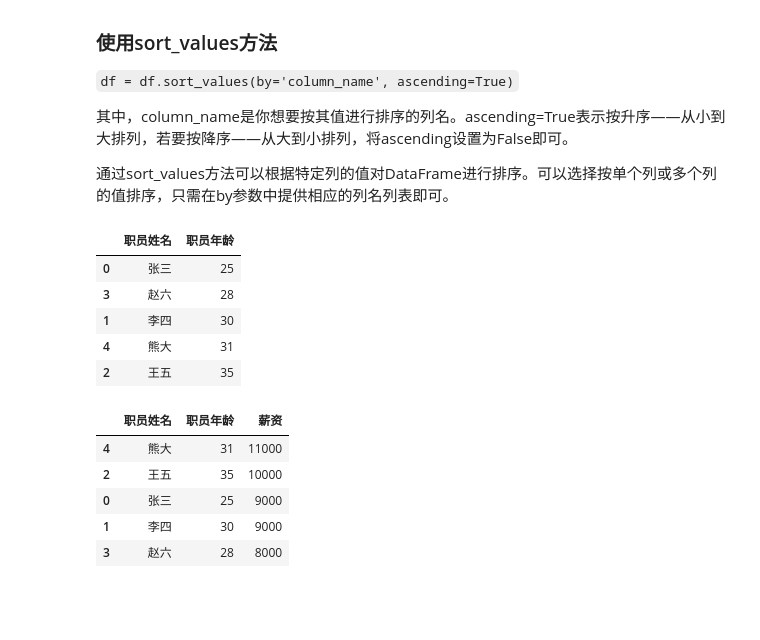
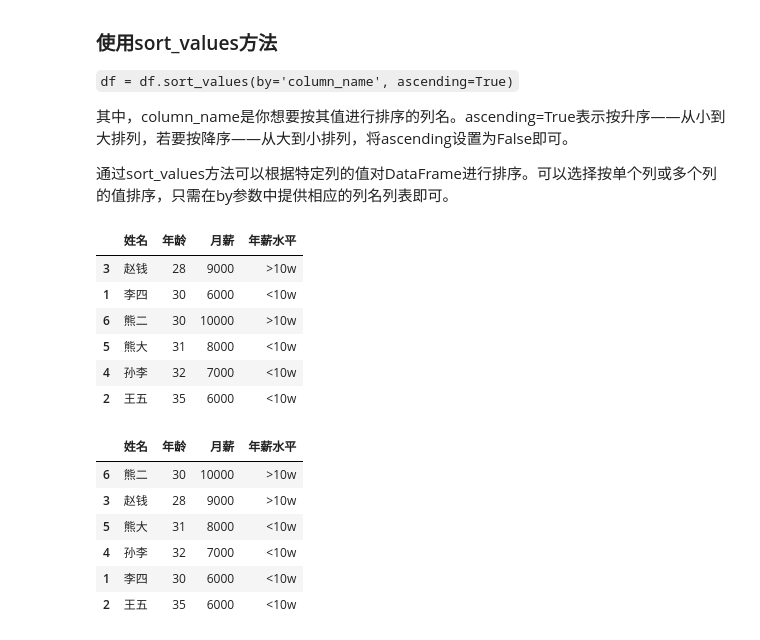
Before and after one commit to jackkkchen/python-book, a Jupyter notebook: 添加新列.ipynb, the cells around one changed output. Saved outputs shown, nothing was run; the diff lists cells and outputs as text; code cells hidden in the pictures; blank space fills up the shorter version.

```diff
--- a/添加新列.ipynb
+++ b/添加新列.ipynb
@@ -187,0 +209,6 @@ df
+# %%
+df['薪资'] = [6000, 6000, 9000, 7000, 8000, 10000]
+df['年薪'] = df['薪资']*12
+# 将年薪列转换为整数类型
+df['年薪'] = df['年薪'].astype('int')
+df
@@ -187,0 +227,5 @@ df
+# %%
+# df.apply()函数将括号内的内容运用到df的所有元素
+# lambda: 如果年薪大于10w，显示`>10w`，如果年薪小于10w，显示`<10w`
+df['年薪'] = df['年薪'].apply(lambda x: '>10w' if x>100000 else '<10w')
+df
@@ -205,0 +261,3 @@ df
+# %%
+df.columns = ['姓名', '年龄', '月薪', '年薪水平']
+df
@@ -218,24 +284,25 @@ df
 
 通过sort_values方法可以根据特定列的值对DataFrame进行排序。可以选择按单个列或多个列的值排序，只需在by参数中提供相应的列名列表即可。
 # %%
-df = df.sort_values(by='职员年龄', ascending=True)
+df = df.sort_values(by='年龄', ascending=True)
 df
 # %% [output]
-|  | 职员姓名 | 职员年龄 |
-| 0 | 张三 | 25 |
-| 3 | 赵六 | 28 |
-| 1 | 李四 | 30 |
-| 4 | 熊大 | 31 |
-| 2 | 王五 | 35 |
+|  | 姓名 | 年龄 | 月薪 | 年薪水平 |
+| 3 | 赵钱 | 28 | 9000 | >10w |
+| 1 | 李四 | 30 | 6000 | <10w |
+| 6 | 熊二 | 30 | 10000 | >10w |
+| 5 | 熊大 | 31 | 8000 | <10w |
+| 4 | 孙李 | 32 | 7000 | <10w |
+| 2 | 王五 | 35 | 6000 | <10w |
 # %%
-df['薪资'] = [9000, 8000, 9000, 11000, 10000]
-# 先按薪资降序排列，薪资相同则按年龄升序排列
-df = df.sort_values(by=['薪资', '职员年龄'], ascending=[False, True]) # 如果排序方式相同，只需要一个布尔值就好
+# 先按月薪降序排列，薪资相同则按年龄升序排列
+df = df.sort_values(by=['月薪', '年龄'], ascending=[False, True]) # 如果排序方式相同，只需要一个布尔值就好
 df
 # %% [output]
-|  | 职员姓名 | 职员年龄 | 薪资 |
-| 4 | 熊大 | 31 | 11000 |
-| 2 | 王五 | 35 | 10000 |
-| 0 | 张三 | 25 | 9000 |
-| 1 | 李四 | 30 | 9000 |
-| 3 | 赵六 | 28 | 8000 |
+|  | 姓名 | 年龄 | 月薪 | 年薪水平 |
+| 6 | 熊二 | 30 | 10000 | >10w |
+| 3 | 赵钱 | 28 | 9000 | >10w |
+| 5 | 熊大 | 31 | 8000 | <10w |
+| 4 | 孙李 | 32 | 7000 | <10w |
+| 1 | 李四 | 30 | 6000 | <10w |
+| 2 | 王五 | 35 | 6000 | <10w |
```
Also changed, not shown: parts of 25 cells of this notebook, 1 other file.
